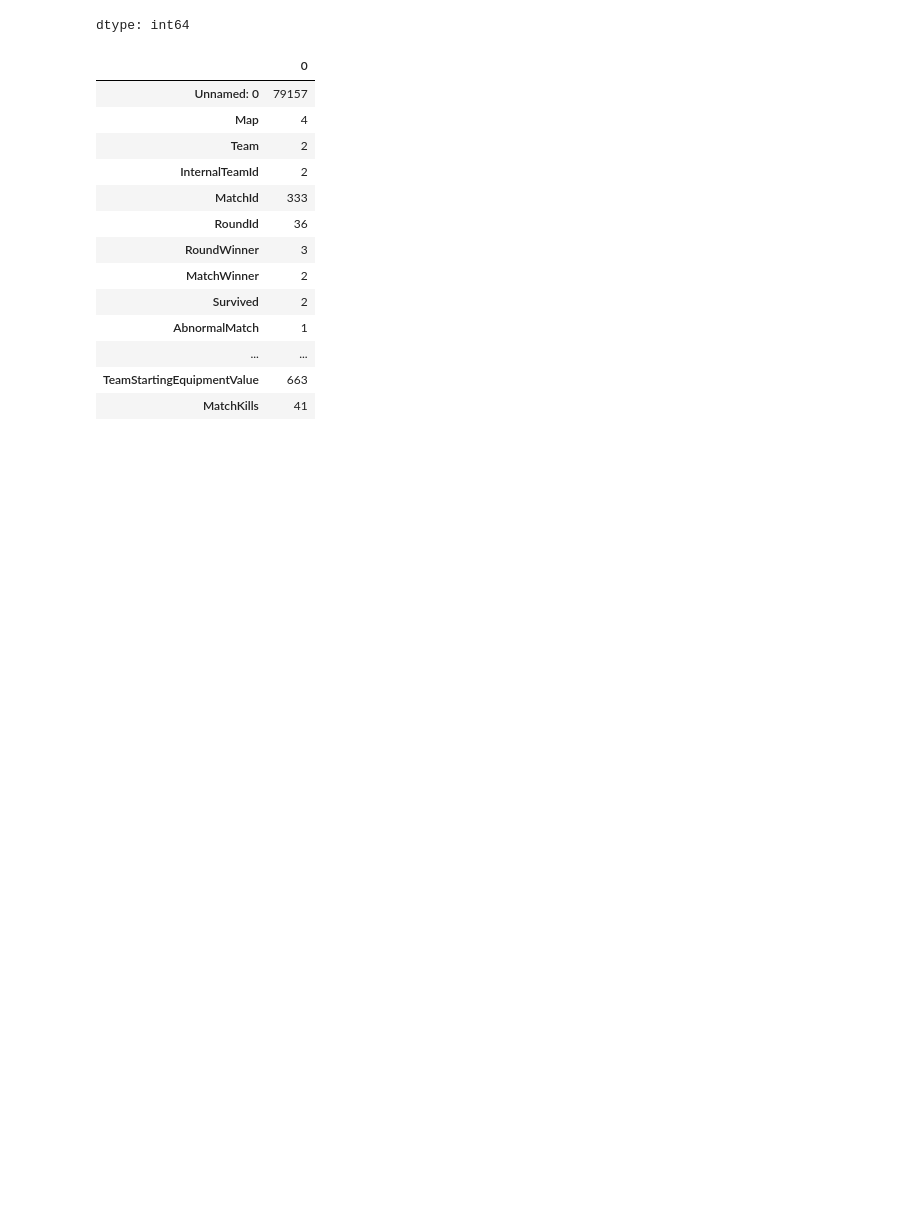
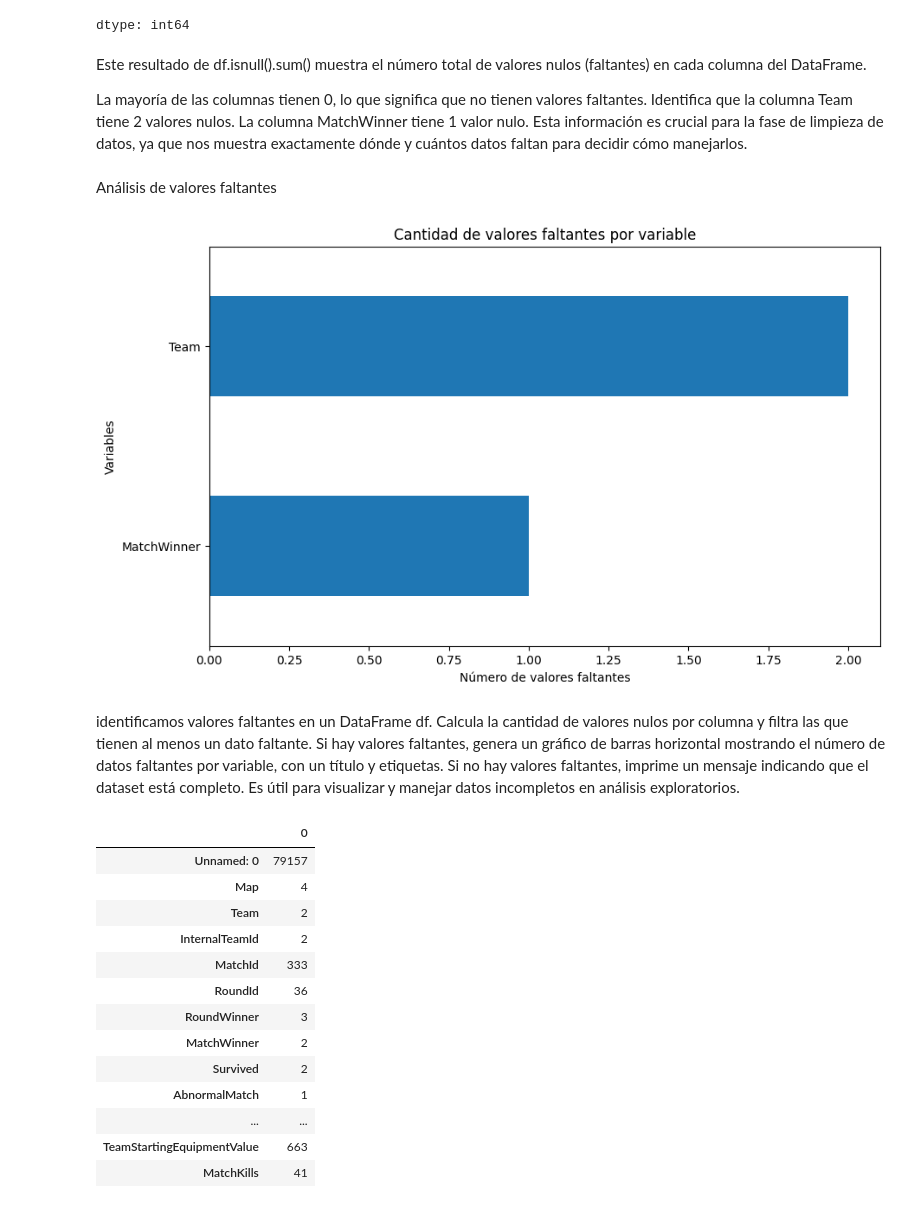
Before and after one commit to Eduardo-G0nzalez/Ev2MachineLearning, a Jupyter notebook: Informe_Tecnico_FMY0100.ipynb, the cells around one changed output. Drawn from its saved outputs; the diff is of its cells as text; code cells hidden in the pictures; blank space fills up the shorter version.

```diff
--- a/Informe_Tecnico_FMY0100.ipynb
+++ b/Informe_Tecnico_FMY0100.ipynb
@@ -219,6 +265,32 @@ df.isnull().sum()
 | MatchAssists | 0 |
 | MatchHeadshots | 0 |
 dtype: int64
+# %% [markdown]
+Este resultado de df.isnull().sum() muestra el número total de valores nulos (faltantes) en cada columna del DataFrame.
+
+La mayoría de las columnas tienen 0, lo que significa que no tienen valores faltantes.
+Identifica que la columna Team tiene 2 valores nulos.
+La columna MatchWinner tiene 1 valor nulo.
+Esta información es crucial para la fase de limpieza de datos, ya que nos muestra exactamente dónde y cuántos datos faltan para decidir cómo manejarlos.
+# %% [markdown]
+Análisis de valores faltantes
+# %%
+missing = df.isnull().sum()
+missing = missing[missing > 0]
+
+if not missing.empty:
+    plt.figure(figsize=(10,6))
+    missing.sort_values().plot(kind='barh')
+    plt.title('Cantidad de valores faltantes por variable')
+    plt.xlabel('Número de valores faltantes')
+    plt.ylabel('Variables')
+    plt.show()
+else:
+    print('No hay valores faltantes en el dataset.')
+# %% [output]
+[figure, added]
+# %% [markdown]
+identificamos valores faltantes en un DataFrame df. Calcula la cantidad de valores nulos por columna y filtra las que tienen al menos un dato faltante. Si hay valores faltantes, genera un gráfico de barras horizontal mostrando el número de datos faltantes por variable, con un título y etiquetas. Si no hay valores faltantes, imprime un mensaje indicando que el dataset está completo. Es útil para visualizar y manejar datos incompletos en análisis exploratorios.
 # %%
 #revisamos el número de valores únicos por columna para ver las categorias
 df.nunique()
```
Also changed, not shown: parts of 84 cells of this notebook.
